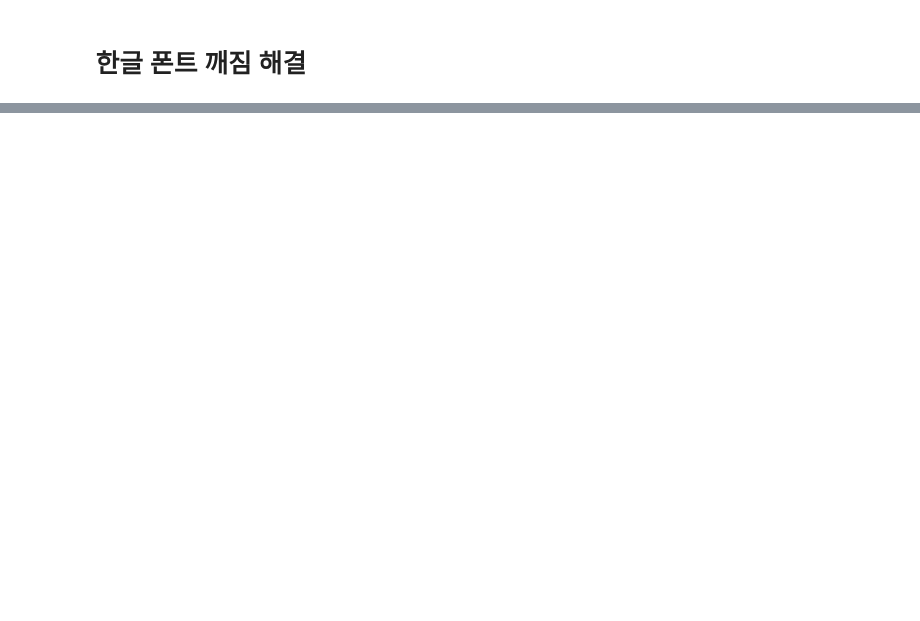
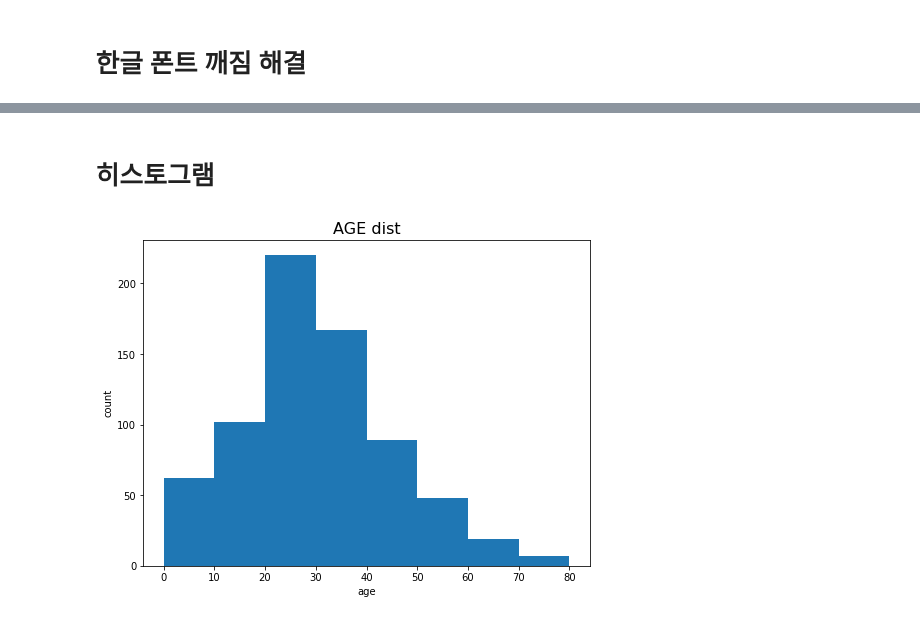
Before and after one commit to LamuneGitHub/A001_Python_Test, a Jupyter notebook: summery_plot.ipynb, the cells around one changed output, grey strips where cells are left out. Saved outputs shown, nothing was run; the diff lists cells and outputs as text; code cells hidden in the pictures; blank space fills up the shorter version.

```diff
--- a/summery_plot.ipynb
+++ b/summery_plot.ipynb
@@ -39,0 +100,16 @@ plt.show()
+# %% [markdown]
+# 히스토그램
+# %%
+fig, ax = plt.subplots(figsize=(8, 6))
+
+bins = np.arange(0, df.age.max()+df.age.max()/8, df.age.max()/8)
+fig = plt.hist(x=df['age'], bins=bins)
+
+plt.title('AGE dist', fontsize=16)  # 제목
+plt.xlabel('age')   # X축 설명
+plt.ylabel('count') # y축 설명
+
+
+plt.show()
+# %% [output]
+[figure, added]
```
Also changed, not shown: parts of 11 cells of this notebook, 10 other files.
